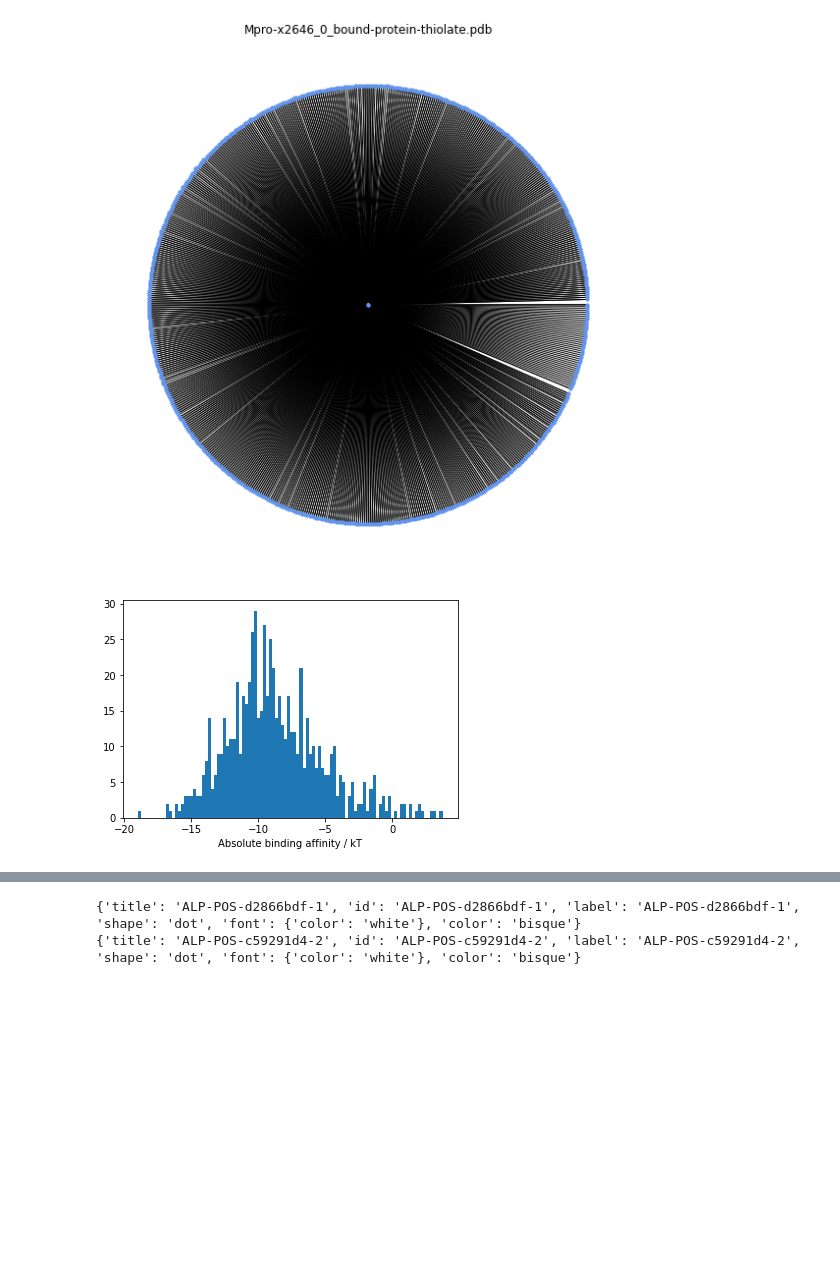
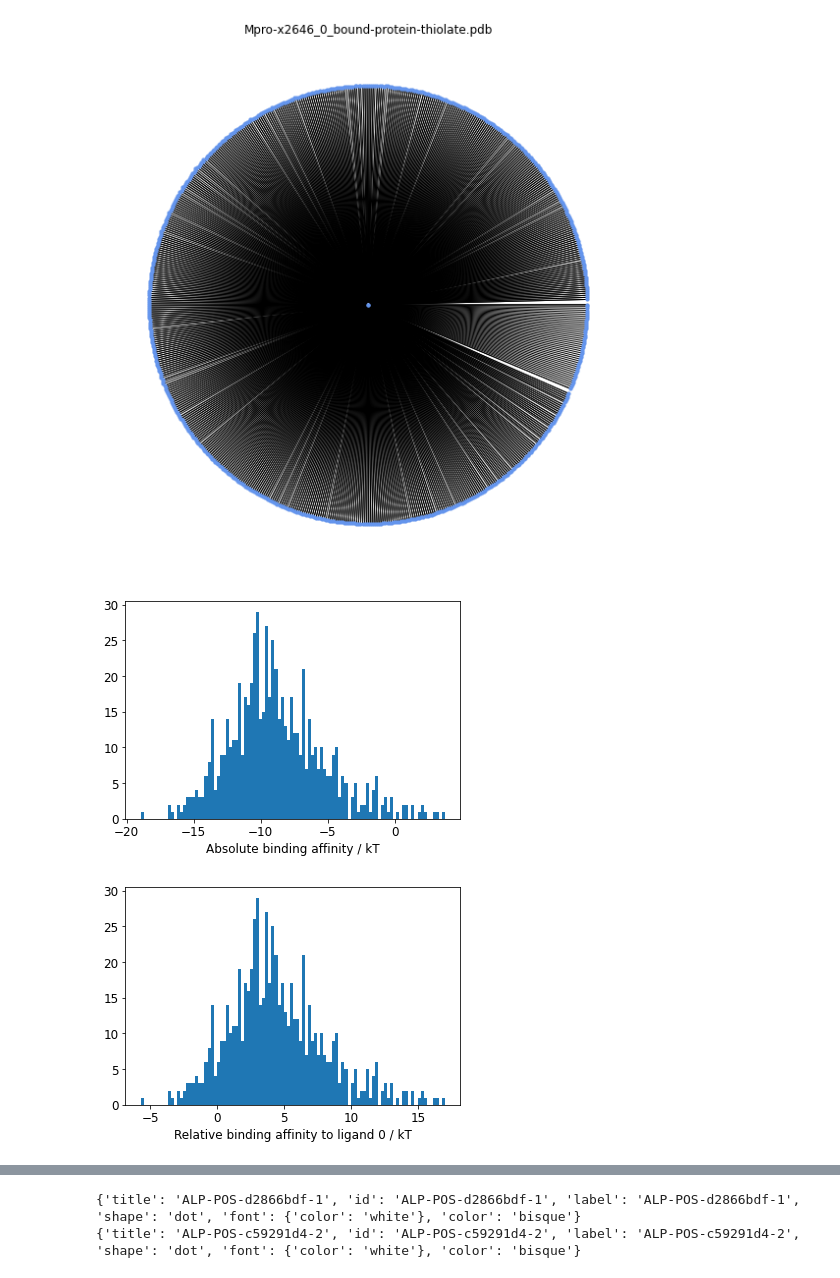
Before and after one commit to choderalab/fah-xchem, a Jupyter notebook: covid_moonshot/analysis/AnalysisForNonStarGraphs.ipynb, the cells around one changed output, grey strips where cells are left out. Saved outputs shown, nothing was run; the diff lists cells and outputs as text; code cells hidden in the pictures; blank space fills up the shorter version.

Commit message:
Adding more plots, and adding overlap to graphs

```diff
--- a/covid_moonshot/analysis/AnalysisForNonStarGraphs.ipynb
+++ b/covid_moonshot/analysis/AnalysisForNonStarGraphs.ipynb
@@ -18,22 +18,19 @@ for protein, graph in result_graphs.items():
     plt.show()
 # %% [output]
 [figure]
-# %%
-# for protein, graph in result_graphs.items():
-#     for node in graph.nodes(data=True):
-#         plt.
-#         if 'exp_DG' in node[1]:
-#             print(node)
-#             nodes_to_keep.append(node[0])
-#             print(node[1]['f_i'])
-#         elif node[1]['f_i'] < 0.:
-#             nodes_to_keep.append(node[0])
-
-plt.hist([n[1]['f_i'] for n in graph.nodes(data=True)],bins=100)
-plt.xlabel('Absolute binding affinity / kT')
-plt.show()
-# %% [output]
-[figure, removed]
+# %%
+plt.hist([n[1]['f_i'] for n in graph.nodes(data=True)],bins=100)
+plt.xlabel('Absolute binding affinity / kT')
+plt.show()
+
+
+# relative to experimental
+plt.hist([n[1]['f_i']--13.24 for n in graph.nodes(data=True)],bins=100)
+plt.xlabel('Relative binding affinity to ligand 0 / kT')
+plt.show()
+# %% [output]
+[figure, added]
+[figure, added]
 # %%
 nodes_to_keep = []
 has_expt = []
```
Also changed, not shown: parts of 8 cells of this notebook, 1 other file.
